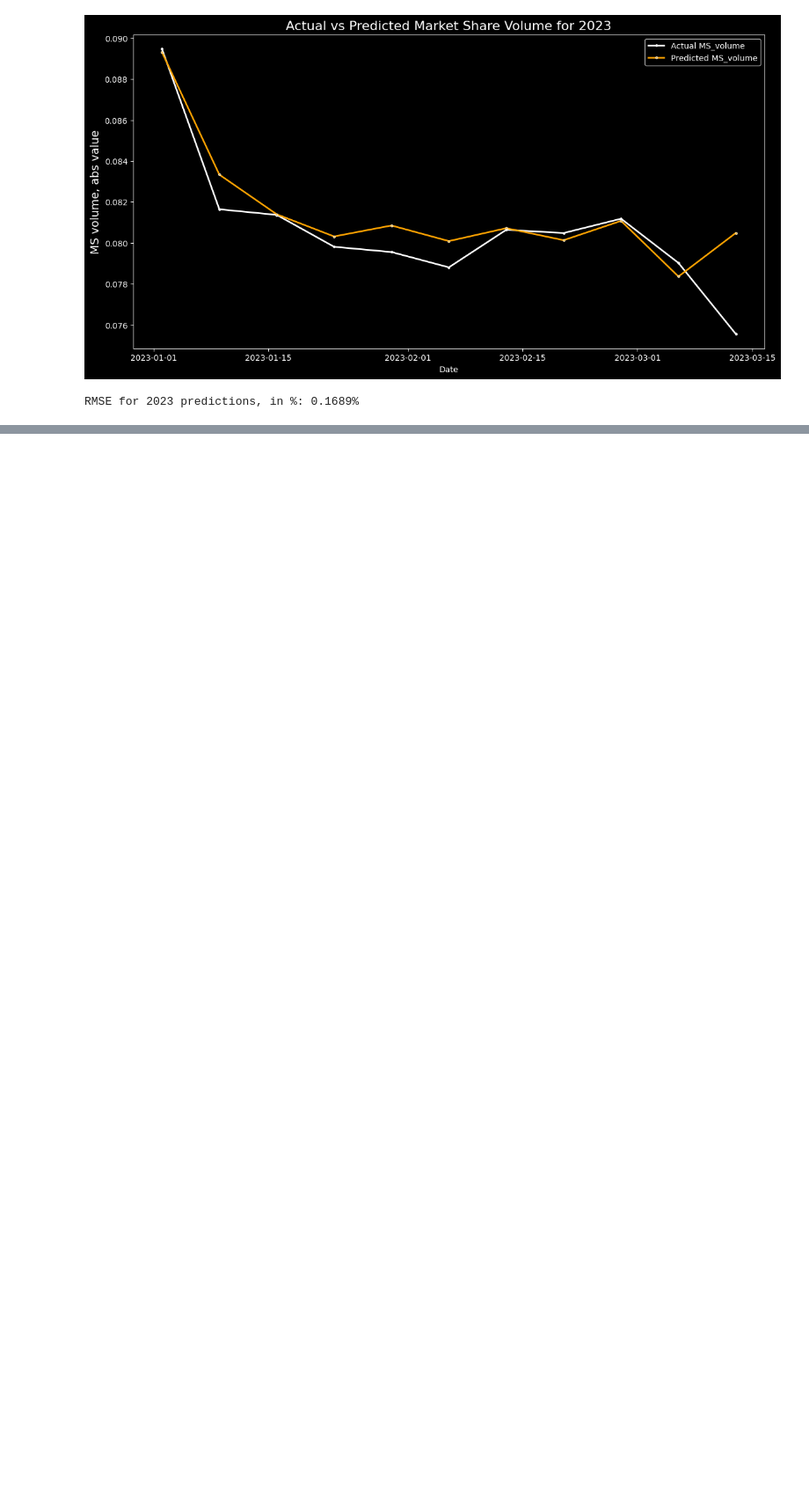
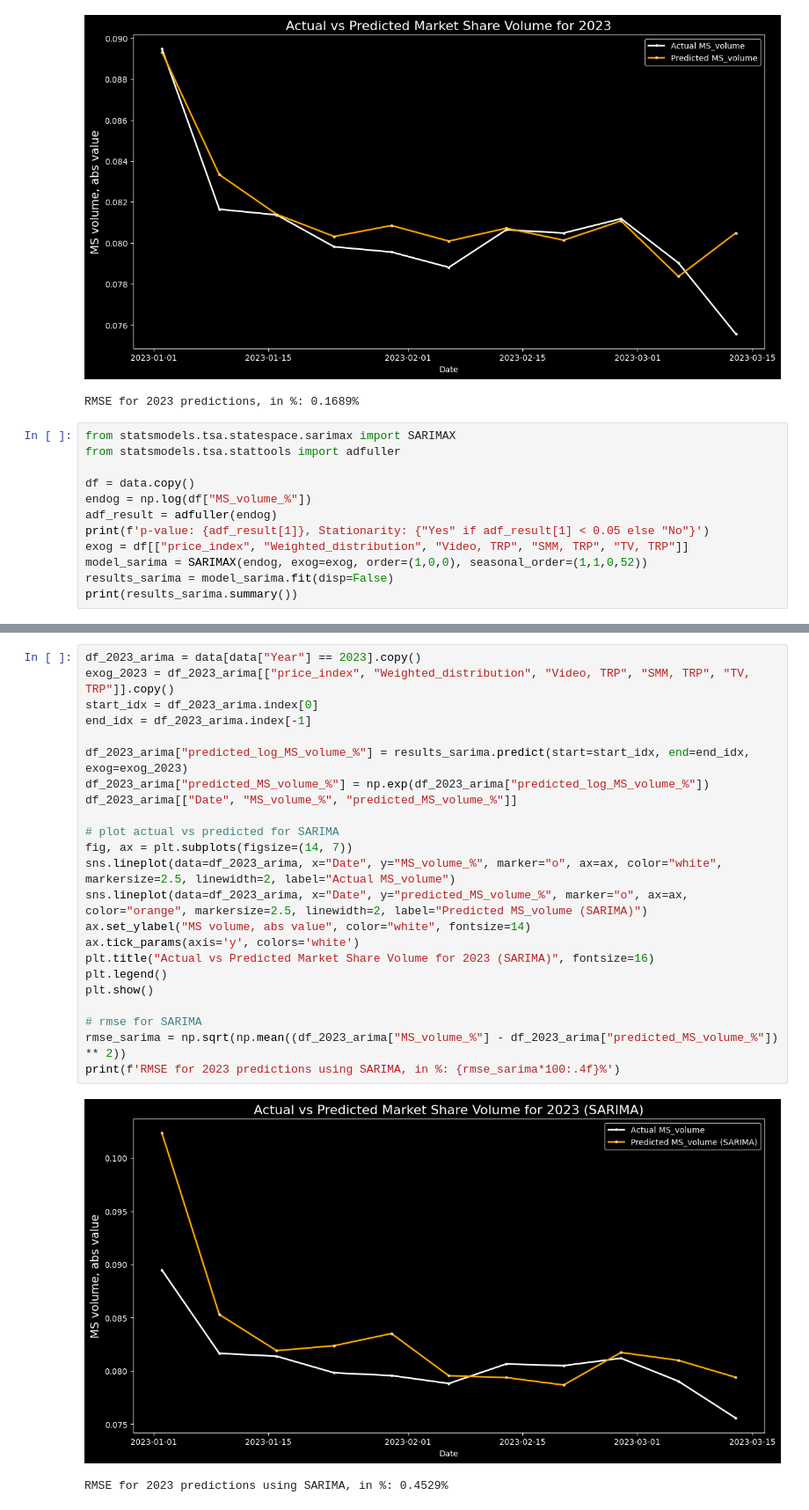
Before and after one commit to Korch195/Econometrics, a Jupyter notebook: main.ipynb, the cells around one changed output, grey strips where cells are left out. Shown: that part at 88% size. Drawn from its saved outputs; the diff is of its cells as text; blank space fills up the shorter version.

```diff
--- a/main.ipynb
+++ b/main.ipynb
@@ -196,3 +203,15 @@ print(f'RMSE for 2023 predictions, in %: {rmse*100:.4f}%')
 # %% [output]
 [figure]
 RMSE for 2023 predictions, in %: 0.1689%
+# %%
+from statsmodels.tsa.statespace.sarimax import SARIMAX
+from statsmodels.tsa.stattools import adfuller
+
+df = data.copy()
+endog = np.log(df["MS_volume_%"])
+adf_result = adfuller(endog)
+print(f'p-value: {adf_result[1]}, Stationarity: {"Yes" if adf_result[1] < 0.05 else "No"}')
+exog = df[["price_index", "Weighted_distribution", "Video, TRP", "SMM, TRP", "TV, TRP"]]
+model_sarima = SARIMAX(endog, exog=exog, order=(1,0,0), seasonal_order=(1,1,0,52))
+results_sarima = model_sarima.fit(disp=False)
+print(results_sarima.summary())
@@ -198,0 +237,26 @@ RMSE for 2023 predictions, in %: 0.1689%
+# %%
+df_2023_arima = data[data["Year"] == 2023].copy()
+exog_2023 = df_2023_arima[["price_index", "Weighted_distribution", "Video, TRP", "SMM, TRP", "TV, TRP"]].copy()
+start_idx = df_2023_arima.index[0]
+end_idx = df_2023_arima.index[-1]
+
+df_2023_arima["predicted_log_MS_volume_%"] = results_sarima.predict(start=start_idx, end=end_idx, exog=exog_2023)
+df_2023_arima["predicted_MS_volume_%"] = np.exp(df_2023_arima["predicted_log_MS_volume_%"])
+df_2023_arima[["Date", "MS_volume_%", "predicted_MS_volume_%"]]
+
+# plot actual vs predicted for SARIMA
+fig, ax = plt.subplots(figsize=(14, 7))
+sns.lineplot(data=df_2023_arima, x="Date", y="MS_volume_%", marker="o", ax=ax, color="white", markersize=2.5, linewidth=2, label="Actual MS_volume")
+sns.lineplot(data=df_2023_arima, x="Date", y="predicted_MS_volume_%", marker="o", ax=ax, color="orange", markersize=2.5, linewidth=2, label="Predicted MS_volume (SARIMA)")
+ax.set_ylabel("MS volume, abs value", color="white", fontsize=14)
+ax.tick_params(axis='y', colors='white')
+plt.title("Actual vs Predicted Market Share Volume for 2023 (SARIMA)", fontsize=16)
+plt.legend()
+plt.show()
+
+# rmse for SARIMA
+rmse_sarima = np.sqrt(np.mean((df_2023_arima["MS_volume_%"] - df_2023_arima["predicted_MS_volume_%"]) ** 2))
+print(f'RMSE for 2023 predictions using SARIMA, in %: {rmse_sarima*100:.4f}%')
+# %% [output]
+[figure, added]
+RMSE for 2023 predictions using SARIMA, in %: 0.4529%
```
Also changed, not shown: parts of 2 cells of this notebook.
